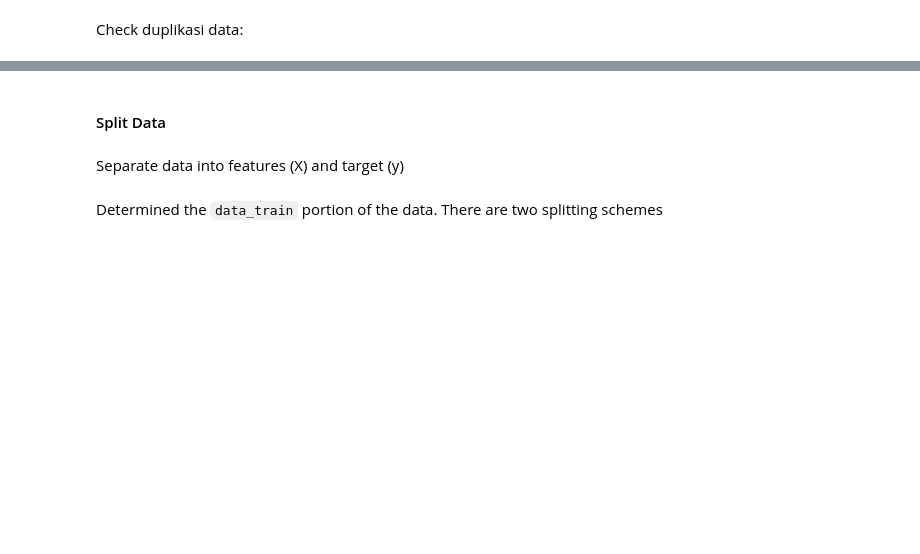
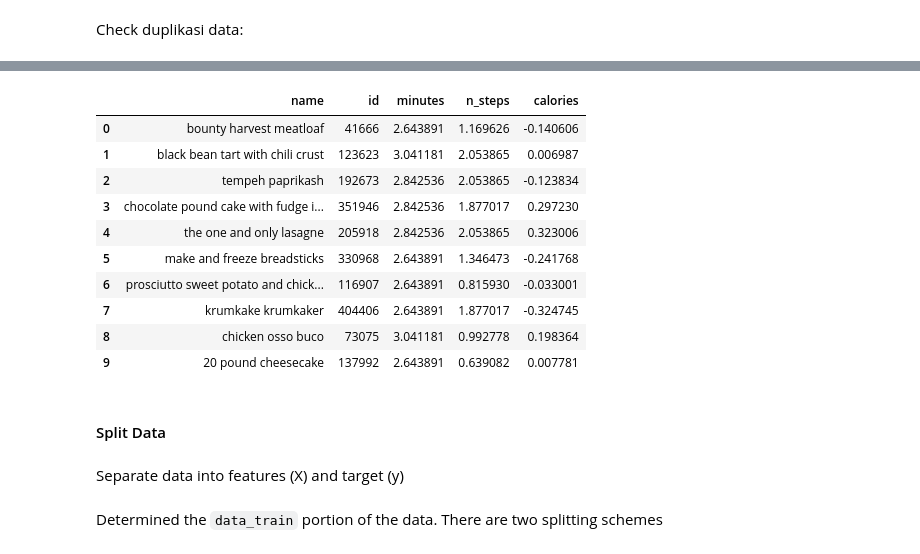
Before and after one commit to Sulbae/OlahGizi-Project, a Jupyter notebook: Food Recommender/notebook.ipynb, the cells around one changed output, grey strips where cells are left out. Saved outputs shown, nothing was run; the diff lists cells and outputs as text; code cells hidden in the pictures; blank space fills up the shorter version.

```diff
--- a/Food Recommender/notebook.ipynb
+++ b/Food Recommender/notebook.ipynb
@@ -819,3 +981,31 @@ Duplicated_data: 108
+# %%
+def rekomendasi_makanan(nama_makanan, similarity_data=cos_sim_df, items=content_based_df, k = 10):
+    # Mengambil data dengan menggunakan argpartition untuk melakukan partisi secara tidak langsung sepanjang sumbu yang diberikan
+    # Dataframe diubah menjadi numpy Range(start, stop, step)
+    index = similarity_data.loc[:, nama_makanan].to_numpy().argpartition(range(-1, -k, -1))
+
+    # Mengambil data dengan similarity terbesar dari index yang ada
+    closest = similarity_data.columns[index[-1 : -(k + 2) : -1].flatten()]
+
+    # Drop makanan agar makanan yang dicari tidak muncul dalam daftar rekomendasi
+    closest = closest.drop(nama_makanan, errors = "ignore")
+
+    return pd.DataFrame(closest).merge(items).head(k)
+# %%
+# Menampilkan rekomendasi makanan berdasarkan makanan yang pernah dipilih
+rekomendasi_makanan("meatloaf with potato topping")
+# %% [output]
+|  | name | id | minutes | n_steps | calories |
+| 0 | bounty harvest meatloaf | 41666 | 2.643891 | 1.169626 | -0.140606 |
+| 1 | black bean tart with chili crust | 123623 | 3.041181 | 2.053865 | 0.006987 |
+| 2 | tempeh paprikash | 192673 | 2.842536 | 2.053865 | -0.123834 |
+| 3 | chocolate pound cake with fudge i... | 351946 | 2.842536 | 1.877017 | 0.297230 |
+| 4 | the one and only lasagne | 205918 | 2.842536 | 2.053865 | 0.323006 |
+| 5 | make and freeze breadsticks | 330968 | 2.643891 | 1.346473 | -0.241768 |
+| 6 | prosciutto sweet potato and chick... | 116907 | 2.643891 | 0.815930 | -0.033001 |
+| 7 | krumkake krumkaker | 404406 | 2.643891 | 1.877017 | -0.324745 |
+| 8 | chicken osso buco | 73075 | 3.041181 | 0.992778 | 0.198364 |
+| 9 | 20 pound cheesecake | 137992 | 2.643891 | 0.639082 | 0.007781 |
 # %% [markdown]
 #### Split Data
 # %% [markdown]
```
Also changed, not shown: parts of 40 cells of this notebook.
